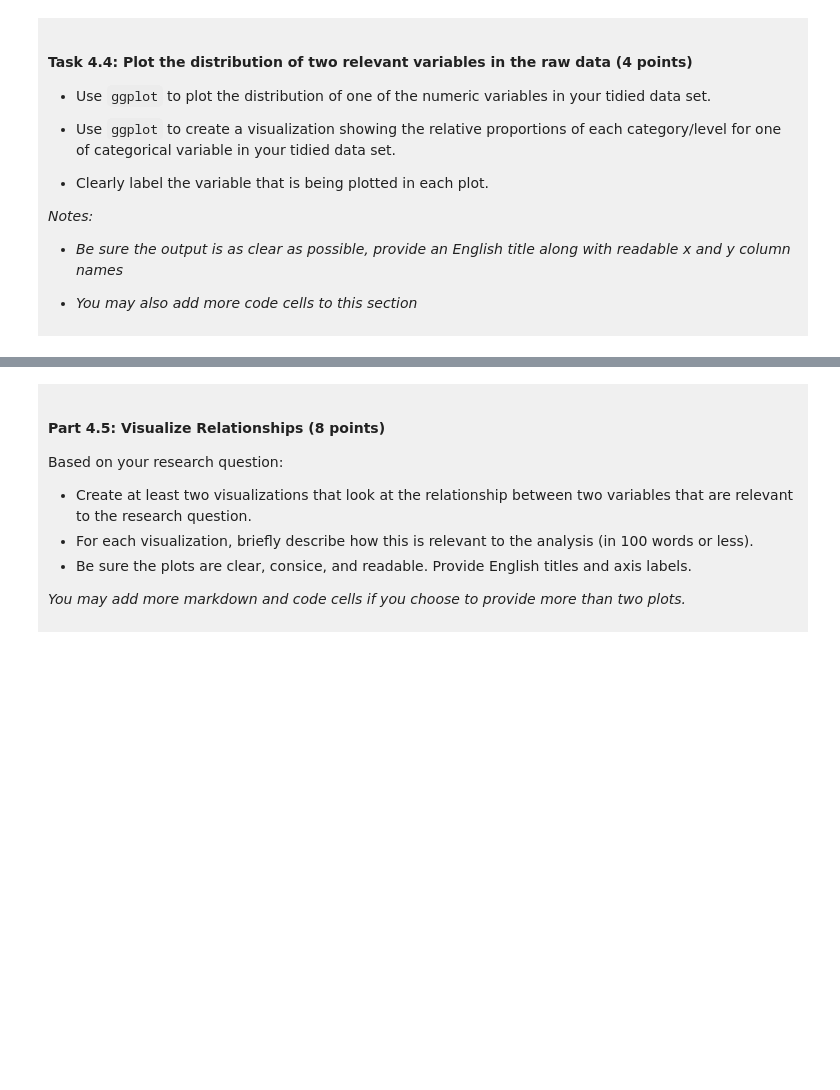
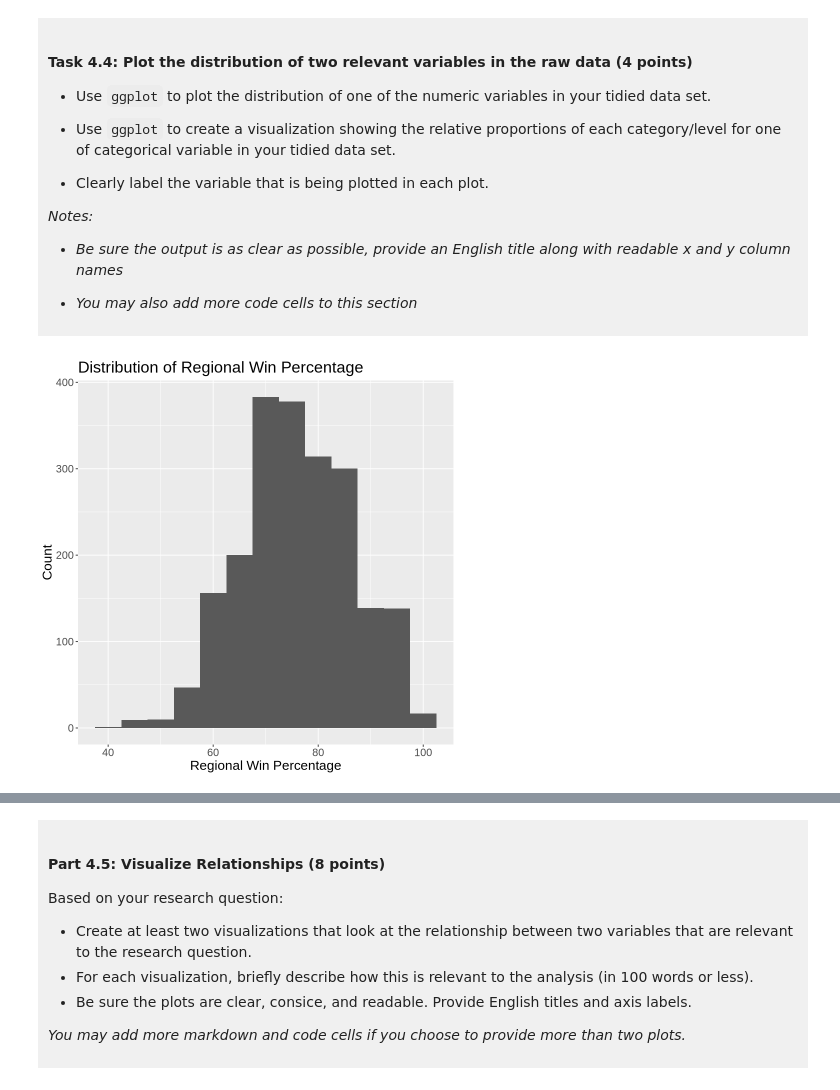
Before and after one commit to RUIXIZHANG2026/dsci-100-project-Cecelia-Zhang, a Jupyter notebook: dsci-100-project-notebook.ipynb, the cells around one changed output, grey strips where cells are left out. Drawn from its saved outputs; the diff is of its cells as text; code cells hidden in the pictures; blank space fills up the shorter version.

Commit message:
Check point C
summarys the data,make plots to shows relationships between variables,make rough plan for regression process.

```diff
--- a/dsci-100-project-notebook.ipynb
+++ b/dsci-100-project-notebook.ipynb
@@ -298,5 +331,16 @@ You will refine your research question (if needed) and produce a tidy data set.
 
 </div>
 # %%
-### EDIT THIS CODE CELL FOR PLOT 1 ###
+plot1 <- ggplot(data_seleced, aes(x = reg_wins_pct)) +
+  geom_histogram(binwidth = 5) +
+  labs(
+    x = "Regional Win Percentage",
+    y = "Count",
+    title = "Distribution of Regional Win Percentage"
+  ) +
+  theme(text = element_text(size = 16))
+
+plot1
+# %% [output]
+[figure, added]
 # %%
```
Also changed, not shown: parts of 9 cells of this notebook.
